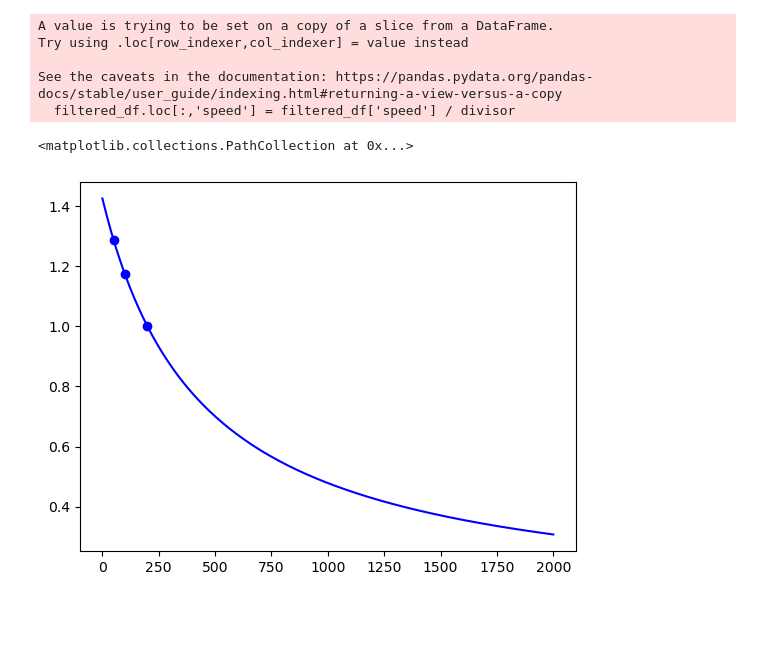
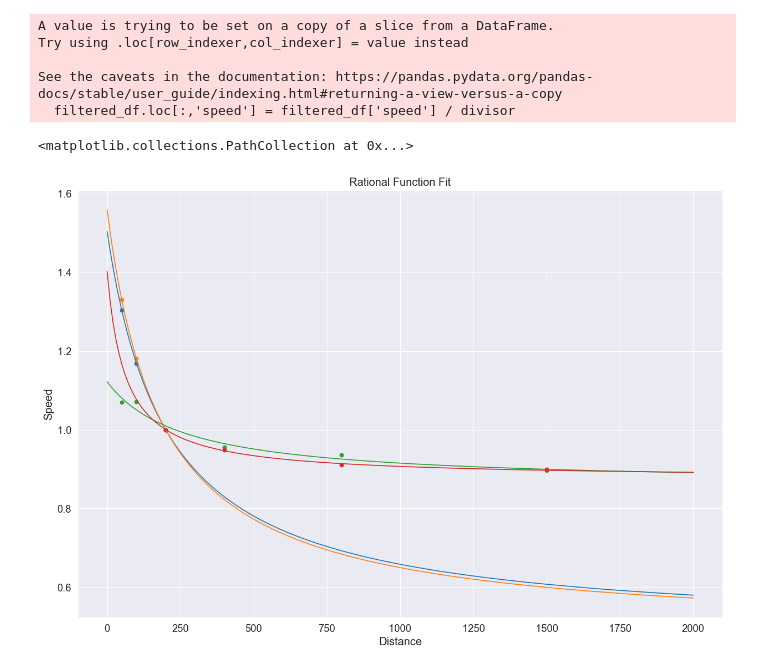
Before and after one commit to HorusXIV/IDPA-Schwimmen-2023, a Jupyter notebook: prep.ipynb, the cells around one changed output. Cells and saved outputs as stored; diff of their text form; code cells hidden in the pictures; blank space fills up the shorter version.

```diff
--- a/prep.ipynb
+++ b/prep.ipynb
@@ -24,7 +24,7 @@ df['time'] = df['time'].apply(parse_custom_time)
 df.loc[:, 'time_seconds'] = df['time'].dt.total_seconds()
 df.loc[:, 'speed'] = df['distance'] / df['time_seconds']
 
+df["firstname"] = df['firstname'].str.lower()
+
+# Remove duplicates
 df.drop_duplicates(subset=['surname', 'firstname', 'distance', 'technique', 'track length'], keep='first', inplace=True)
-
-# Group the data by 'surname', 'firstname', 'track length', 'technique'
-grouped_data = df.groupby(['surname', 'firstname', 'track length', 'technique'])
@@ -56,6 +70,7 @@ def plot_rational_function_for_swimmer(df, firstname, lastname, track_length, te
         raise ValueError('Invalid request. Track length must be one of 25, 50.')
 
     lastname = lastname.upper()
+    firstname = firstname.lower()
 
     # Lists to store predicted and measured values
     measured_values = {}
@@ -69,7 +84,7 @@ def plot_rational_function_for_swimmer(df, firstname, lastname, track_length, te
 
    # If no data found, return an error message
     if filtered_df.empty:
-        raise ValueError(f'No data found for {firstname} {lastname}.')
+        raise ValueError(f'No data found for {firstname} {lastname}.')S
     elif len(filtered_df) < 3:
         raise ValueError(f'Not enough data found for {firstname} {lastname}.')
 
@@ -81,7 +96,6 @@ def plot_rational_function_for_swimmer(df, firstname, lastname, track_length, te
         else:
             # If 200m distance is not present, find the closest distance and use its speed value for division
             closest_distance_index = (filtered_df['distance'] - 200).abs().argsort().sort_values()[:1].index
-            print(closest_distance_index)
             divisor = filtered_df.loc[closest_distance_index, 'speed'].values[0]
 
         # Calculation for relative speed to 200m
@@ -93,7 +107,6 @@ def plot_rational_function_for_swimmer(df, firstname, lastname, track_length, te
         params, covariance = curve_fit(fit_rational_function, filtered_df['distance'], filtered_df['speed'], method="dogbox",maxfev=500000)
     except RuntimeError:
         raise RuntimeError('Curve fitting failed.')
-
 
     x_range = np.linspace(0, 2000, 200)
     y_pred = fit_rational_function(x_range, *params)
@@ -110,15 +123,31 @@ def plot_rational_function_for_swimmer(df, firstname, lastname, track_length, te
         "mes_values": measured_values
     }
     return data
-# %%
-Endurance = plot_rational_function_for_swimmer(df, firstname='Hunter', lastname='Armstrong', track_length=50, technique='F')
-plt.plot(Endurance['pred_values'].keys(), Endurance['pred_values'].values(), color='blue', label='Prediction')
-plt.scatter(Endurance['mes_values'].keys(), Endurance['mes_values'].values(), color='blue', label='Measurement')
-# %% [output]
-A value is trying to be set on a copy of a slice from a DataFrame.
-Try using .loc[row_indexer,col_indexer] = value instead
-
-See the caveats in the documentation: https://pandas.pydata.org/pandas-docs/stable/user_guide/indexing.html#returning-a-view-versus-a-copy
-  filtered_df.loc[:,'speed'] = filtered_df['speed'] / divisor
-<matplotlib.collections.PathCollection at 0x...>
-[figure, removed]
+# %%
+plt.figure(figsize=(15, 10))
+plt.title('Rational Function Fit')
+plt.xlabel('Distance')
+plt.ylabel('Speed')
+sns.set_style("darkgrid")
+sns.set_context("paper", font_scale=1.5)
+
+sprint = plot_rational_function_for_swimmer(df, firstname='Cesar', lastname='CIELO', track_length=25, technique='F')
+plt.plot(sprint['pred_values'].keys(), sprint['pred_values'].values(), label='Sprint')
+plt.scatter(sprint['mes_values'].keys(), sprint['mes_values'].values(), label='Sprint')
+sprint = plot_rational_function_for_swimmer(df, firstname='Frederick', lastname='BOUSQUET', track_length=50, technique='F')
+plt.plot(sprint['pred_values'].keys(), sprint['pred_values'].values(), label='Sprint')
+plt.scatter(sprint['mes_values'].keys(), sprint['mes_values'].values(), label='Sprint')
+sprint = plot_rational_function_for_swimmer(df, firstname='Lin', lastname='ZHANG', track_length=50, technique='F')
+plt.plot(sprint['pred_values'].keys(), sprint['pred_values'].values(), label='Sprint')
+plt.scatter(sprint['mes_values'].keys(), sprint['mes_values'].values(), label='Sprint')
+sprint = plot_rational_function_for_swimmer(df, firstname='Yang', lastname='SUN', track_length=50, technique='F')
+plt.plot(sprint['pred_values'].keys(), sprint['pred_values'].values(), label='Sprint')
+plt.scatter(sprint['mes_values'].keys(), sprint['mes_values'].values(), label='Sprint')
+# %% [output]
+A value is trying to be set on a copy of a slice from a DataFrame.
+Try using .loc[row_indexer,col_indexer] = value instead
+
+See the caveats in the documentation: https://pandas.pydata.org/pandas-docs/stable/user_guide/indexing.html#returning-a-view-versus-a-copy
+  filtered_df.loc[:,'speed'] = filtered_df['speed'] / divisor
+<matplotlib.collections.PathCollection at 0x...>
+[figure, added]
```
Also changed, not shown: parts of 1 cell of this notebook, 2 other files.
